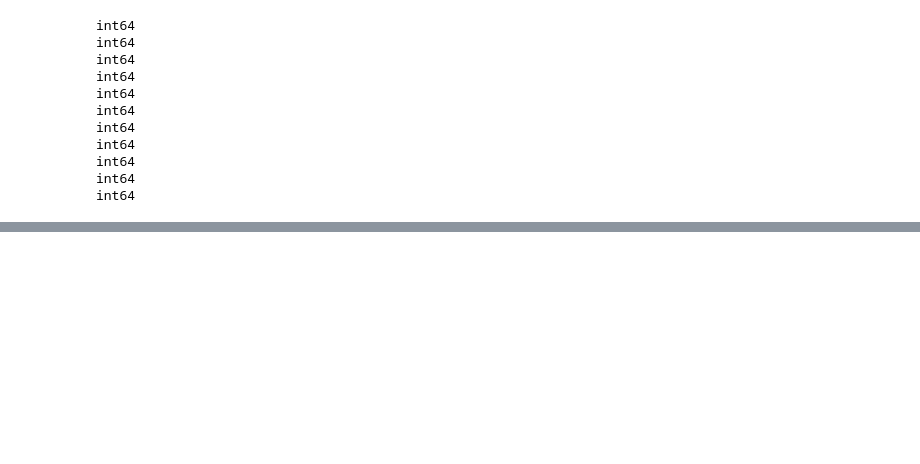
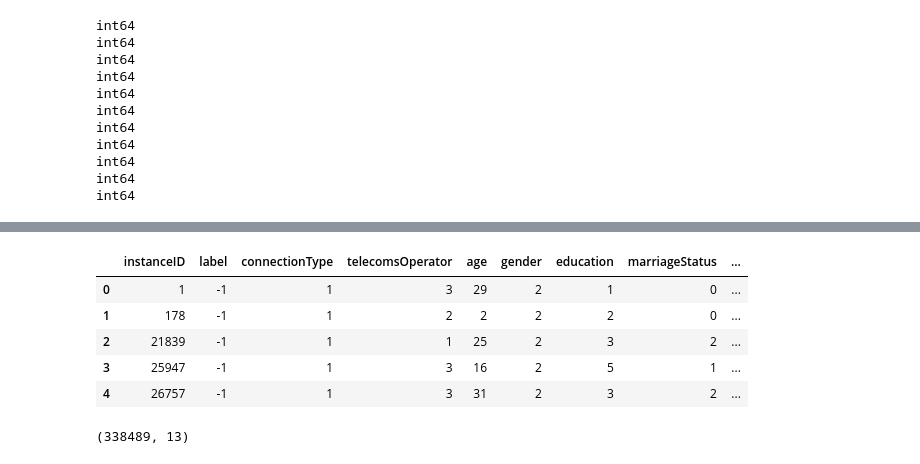
Before and after one commit to XierHacker/SK-LearnExamples, a Jupyter notebook: TencentAD/source/merge_practice.ipynb, the cells around one changed output, grey strips where cells are left out. Cells and saved outputs as stored; diff of their text form; code cells hidden in the pictures; blank space fills up the shorter version.

```diff
--- a/TencentAD/source/merge_practice.ipynb
+++ b/TencentAD/source/merge_practice.ipynb
@@ -330,0 +394,24 @@ test_merged.shape
+# %%
+#drop some cols
+test_merged=test_merged.drop(
+        labels=[
+                    "clickTime","creativeID","userID",
+                    "positionID","hometown","residence","adID","camgaignID","appID"
+        ],
+        axis=1
+    )
+# %%
+#shape
+test_merged.head()
+# %% [output]
+|  | instanceID | label | connectionType | telecomsOperator | age | gender | education | marriageStatus | ... |
+| 0 | 1 | -1 | 1 | 3 | 29 | 2 | 1 | 0 | ... |
+| 1 | 178 | -1 | 1 | 2 | 2 | 2 | 2 | 0 | ... |
+| 2 | 21839 | -1 | 1 | 1 | 25 | 2 | 3 | 2 | ... |
+| 3 | 25947 | -1 | 1 | 3 | 16 | 2 | 5 | 1 | ... |
+| 4 | 26757 | -1 | 1 | 3 | 31 | 2 | 3 | 2 | ... |
+# %%
+#shape
+test_merged.shape
+# %% [output]
+(338489, 13)
```
Also changed, not shown: parts of 13 cells of this notebook, 5 other files.
